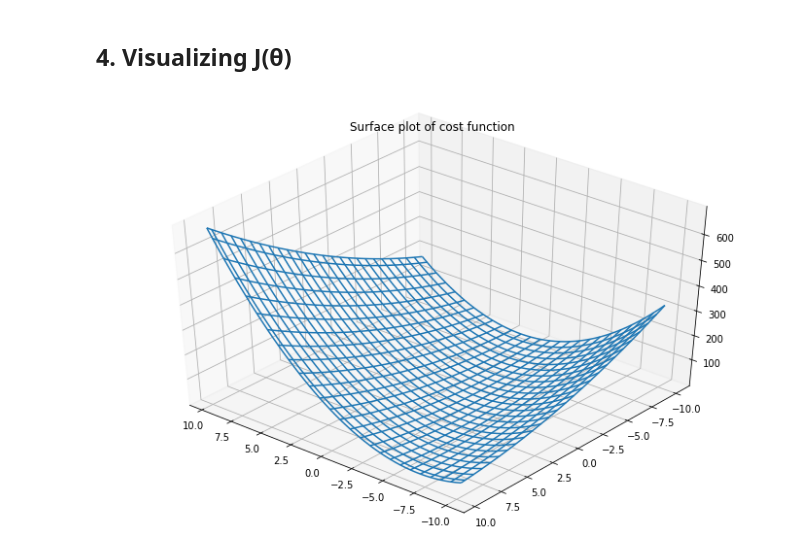
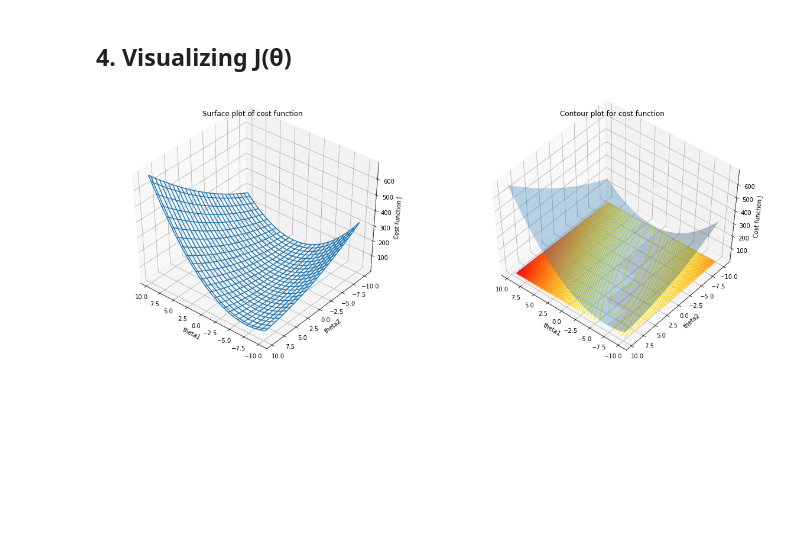
Before and after one commit to cynicaldevil/machine-learning-exercises, a Jupyter notebook: ex1/ex1.ipynb, the cells around one changed output. Cells and saved outputs as stored; diff of their text form; code cells hidden in the pictures; blank space fills up the shorter version.

Commit message:
Ex1: Added contour plot for cost function

```diff
--- a/ex1/ex1.ipynb
+++ b/ex1/ex1.ipynb
@@ -102,24 +102,41 @@ print predict2
 ## 4. Visualizing J(θ)
 # %%
 from mpl_toolkits.mplot3d import axes3d
+from matplotlib import cm
 
 x_points = np.arange(-10, 10, 0.4)
 y_points = np.arange(-1, 4, 0.1)
 J_values = np.empty((0, 50))
 
 for x in x_points:
     temp = np.array([])
     for y in y_points:
         t = np.array([[x], [y]])
         temp = np.hstack((temp, compute_cost(X, Y, t)))
     J_values = np.append(J_values, np.array([temp]), axis=0)
 
-fig = plt.figure(figsize=(12,8))
-ax = fig.add_subplot(111, projection='3d')
+fig = plt.figure(figsize=2*plt.figaspect(0.4))
+
+# Figure 1
+ax = fig.add_subplot(1, 2, 1, projection='3d')
 x_values, y_values = np.meshgrid(x_points, x_points)
 ax.plot_wireframe(x_values, y_values, J_values, rstride=2, cstride=2)
 ax.view_init(elev=41., azim=130)
-plt.title('Surface plot of cost function')
+ax.set_xlabel('theta1')
+ax.set_ylabel('theta2')
+ax.set_zlabel('Cost function J')
+ax.set_title('Surface plot of cost function')
+
+# Figure 2
+ax = fig.add_subplot(1, 2, 2, projection='3d')
+ax.plot_surface(x_values, y_values, J_values, rstride=8, cstride=8, alpha=0.3)
+ax.contour(x_values, y_values, J_values, 100, cmap="autumn_r", linestyles="solid", offset=-1)
+ax.set_xlabel('theta1')
+ax.set_ylabel('theta2')
+ax.set_zlabel('Cost function J')
+ax.set_title('Contour plot for cost function')
+ax.view_init(elev=51., azim=130)
+
 plt.show()
 # %% [output]
-[figure, old version]
+[figure, new version]
```
Also changed, not shown: 1 other file.
